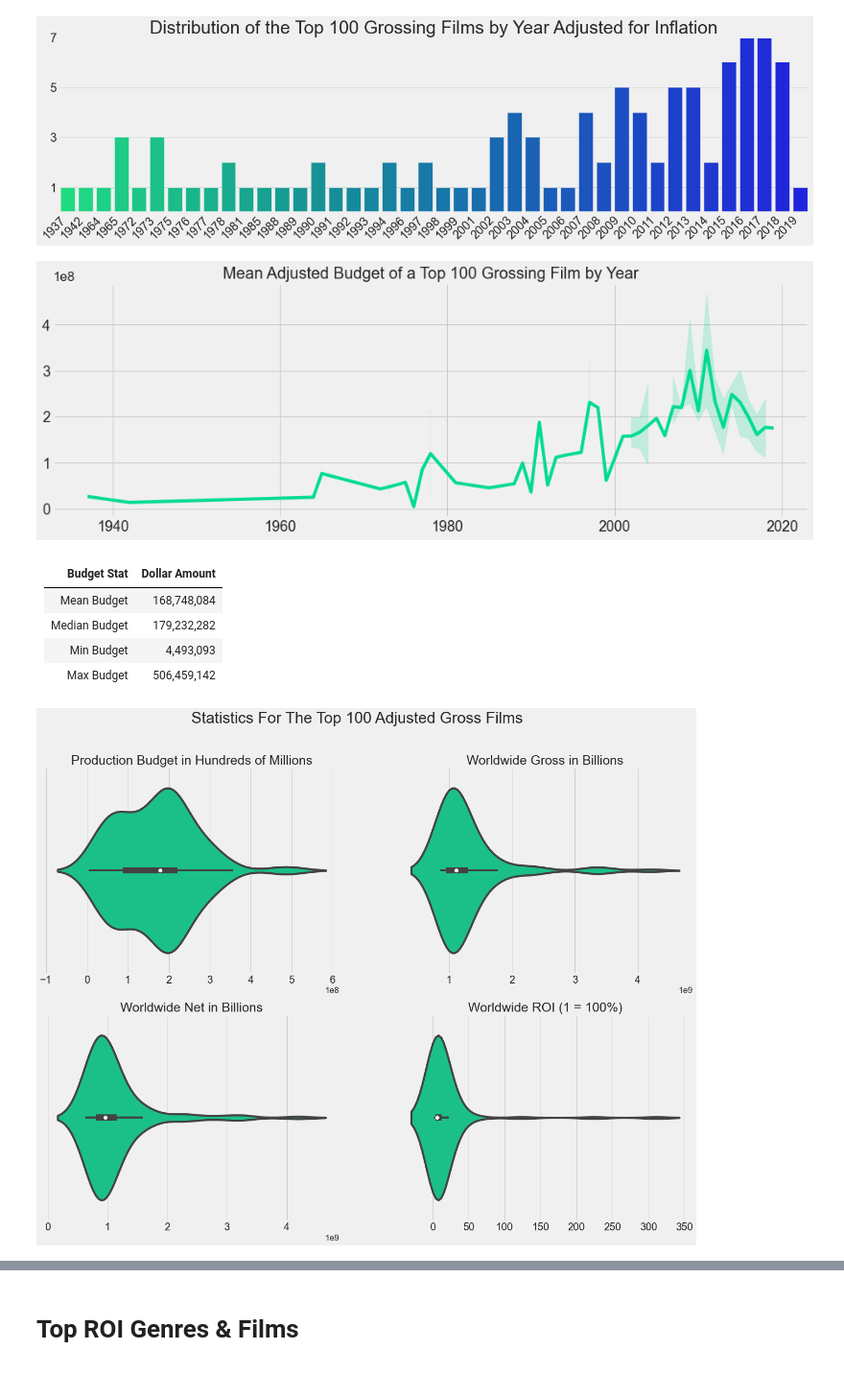
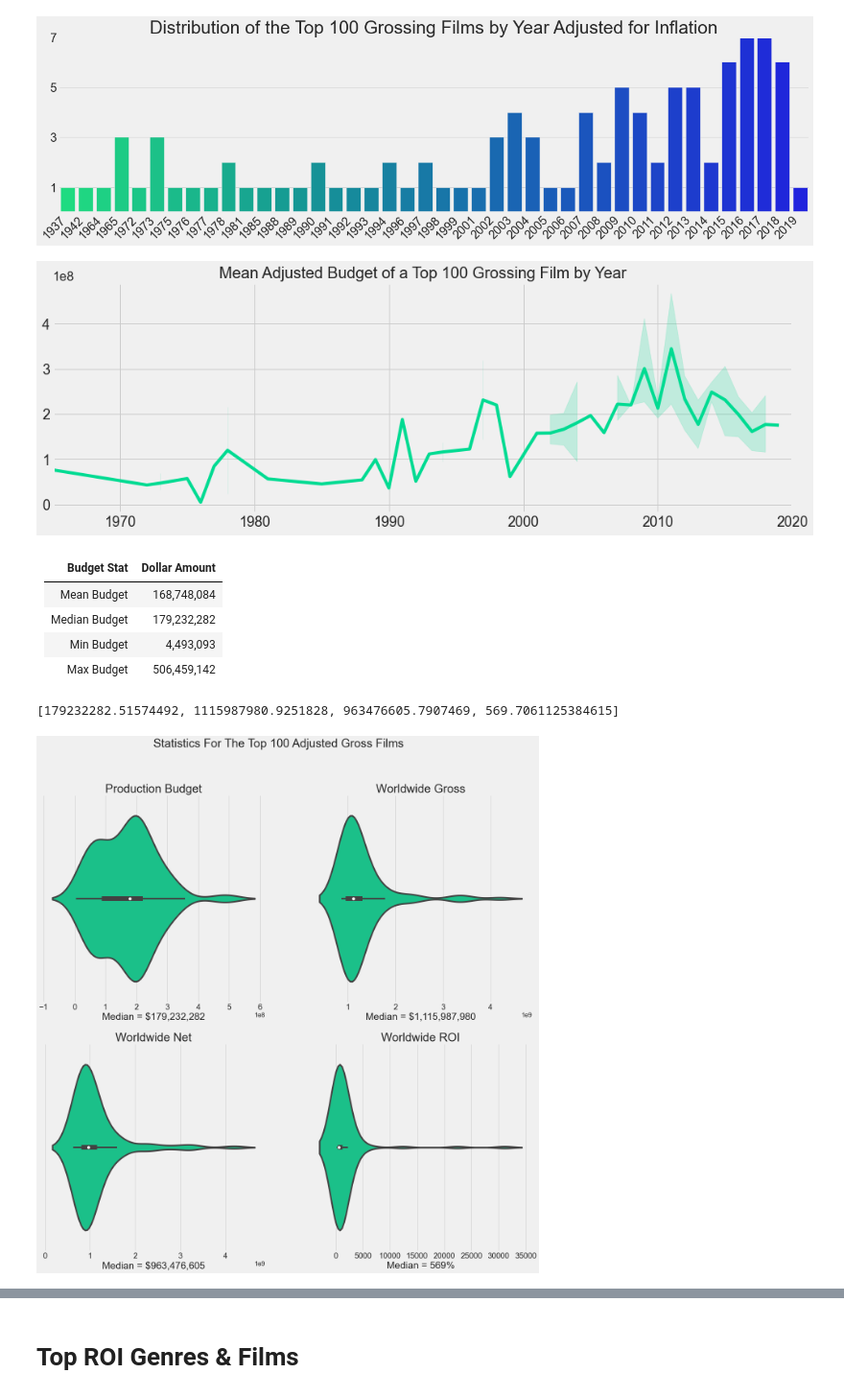
Before and after one commit to jeffreyhwatson/MS_Box_Office_Insights, a Jupyter notebook: main_workspace.ipynb, the cells around one changed output, grey strips where cells are left out. Shown at 96% size. Drawn from its saved outputs; the diff is of its cells as text; code cells hidden in the pictures.

```diff
--- a/main_workspace.ipynb
+++ b/main_workspace.ipynb
@@ -147,8 +147,9 @@ dfr['production_budget'] = dfr['production_budget']\
                                              .apply(lambda x: x.strip("$")\
                                              .replace(',', '')).astype('float')
 # %%
-# adding intl gross column
+# adding intl gross and % international column
 dfr['international_gross'] = dfr['worldwide_gross'].sub(dfr['domestic_gross'])
+dfr['percent_intl'] = (dfr['international_gross'].divide(dfr['worldwide_gross']))*100
 # %%
 # adding net profit columns
 dfr['domestic_net'] = dfr['domestic_gross'].sub(dfr['production_budget'])
@@ -156,9 +157,9 @@ dfr['worldwide_net'] = dfr['worldwide_gross'].sub(dfr['production_budget'])
 dfr['international_net'] = dfr['international_gross'].sub(dfr['production_budget'])
 # %%
 # adding roi columns
-dfr['domestic_roi'] = dfr['domestic_net'].divide(dfr['production_budget'])
-dfr['worldwide_roi'] = dfr['worldwide_net'].divide(dfr['production_budget'])
-dfr['international_roi'] = dfr['international_net'].divide(dfr['production_budget'])
+dfr['domestic_roi'] = dfr['domestic_net'].divide(dfr['production_budget'])*100
+dfr['worldwide_roi'] = dfr['worldwide_net'].divide(dfr['production_budget'])*100
+dfr['international_roi'] = dfr['international_net'].divide(dfr['production_budget'])*100
 # %%
 dfr#adding adjust gross profit and budget columns
 dfr['adj_dom_gross'] = dfr.apply(lambda x: cpi.inflate(x.domestic_gross, x.year), axis=1)
@@ -170,6 +171,8 @@ dfr['adj_prod_budg'] = dfr.apply(lambda x: cpi.inflate(x.production_budget, x.ye
 dfr['adj_dom_net'] = dfr['adj_dom_gross'].sub(dfr['adj_prod_budg'])
 dfr['adj_ww_net'] = dfr['adj_ww_gross'].sub(dfr['adj_prod_budg'])
 dfr['adj_i_net'] = dfr['adj_i_gross'].sub(dfr['adj_prod_budg'])
+# %%
+dfr['adj_percent_intl'] = (dfr['adj_i_gross'].divide(dfr['adj_ww_gross']))*100
 # %%
 #checking results
 dfr.head(1)
@@ -531,8 +572,9 @@ plt.show()
 # Top 100 Films by Adjusted Gross
 # %%
 # creating dataframes sorted by adjusted gross
-title_adj_gross = dfr[['title', 'adj_prod_budg', 'adj_ww_gross',\
-                       'adj_ww_net', 'worldwide_roi', 'genres', 'year', 'month']]
+title_adj_gross = dfr[['title', 'adj_prod_budg', 'adj_dom_gross', 'adj_ww_gross', 'adj_i_gross',\
+                       'adj_ww_net', 'adj_percent_intl', 'worldwide_roi',\
+                       'genres', 'year', 'month']]
 unique_adj_titles = title_adj_gross.drop_duplicates(subset = ['title'])
 top100_adj_gross_films = unique_adj_titles.sort_values(by='adj_ww_gross', ascending=False).head(100)
 top20_adj_gross_films = unique_adj_titles.sort_values(by='adj_ww_gross', ascending=False).head(20)
@@ -565,8 +603,7 @@ fig, ax = plt.subplots(figsize=(15,5))
 ax = sns.lineplot(x='year', y='adj_prod_budg', data=top100_adj_gross_films)
 # adjusting xticks
 ax.tick_params(labelsize=18)
-# ax.xaxis.set_major_locator(ticker.MultipleLocator(5))
-# ax.xaxis.set_major_formatter(ticker.ScalarFormatter())
+ax.set(xlim=[1965, 2020])
 # label for x-axis
 ax.set_xlabel("")
 # label for y-axis
@@ -575,7 +612,7 @@ ax.set_ylabel("")
 ax.set_title( "Mean Adjusted Budget of a Top 100 Grossing Film by Year", size=20)
 plt.show()
 # %% [output]
-[figure, old version]
+[figure, new version]
 # %% [markdown]
 |Budget Stat       |Dollar Amount      |
 |:-----------------|------------------:|
@@ -583,27 +620,35 @@ plt.show()
 |Median Budget     |        179,232,282|
 |Min Budget        |          4,493,093|
 |Max Budget        |        506,459,142|
+# %%
+medians_a = [top100_adj_gross_films.adj_prod_budg.median(),\
+          top100_adj_gross_films.adj_ww_gross.median(),\
+          top100_adj_gross_films.adj_ww_net.median(),\
+          top100_adj_gross_films.worldwide_roi.median()]
+medians_a
+# %% [output]
+[179232282.51574492, 1115987980.9251828, 963476605.7907469, 569.7061125384615]
 # %%
-fig, axes = plt.subplots(2, 2, figsize=(20,15))
+fig, axes = plt.subplots(2, 2, figsize=(20,20))
 fig.suptitle('Statistics For The Top 100 Adjusted Gross Films', size=30)
 sns.violinplot(ax=axes[0, 0], x='adj_prod_budg', data=top100_adj_gross_films)
 sns.violinplot(ax=axes[0, 1], x='adj_ww_gross', data=top100_adj_gross_films)
 sns.violinplot(ax=axes[1, 0], x='adj_ww_net', data=top100_adj_gross_films)
 sns.violinplot(ax=axes[1, 1], x='worldwide_roi', data=top100_adj_gross_films)
-axes[0, 0].set_title('Production Budget in Hundreds of Millions', size = 25)
-axes[0, 1].set_title('Worldwide Gross in Billions', size = 25)
-axes[1, 0].set_title('Worldwide Net in Billions', size = 25)
-axes[1, 1].set_title('Worldwide ROI (1 = 100%)', size = 25)
-axes[0, 0].set_xlabel('')
-axes[0, 1].set_xlabel('')
-axes[1, 0].set_xlabel('')
-axes[1, 1].set_xlabel('')
+axes[0, 0].set_title('Production Budget', size = 30)
+axes[0, 1].set_title('Worldwide Gross', size = 30)
+axes[1, 0].set_title('Worldwide Net', size = 30)
+axes[1, 1].set_title('Worldwide ROI', size = 30)
+axes[0,0].set_xlabel(f'Median = $179,232,282', size=25)
+axes[0,1].set_xlabel(f'Median = $1,115,987,980', size=25)
+axes[1,0].set_xlabel(f'Median = $963,476,605', size=25)
+axes[1,1].set_xlabel(f'Median = 569%', size=25)
 axes[0,0].tick_params(axis="x", labelsize=20)
 axes[0,1].tick_params(axis="x", labelsize=20)
 axes[1,0].tick_params(axis="x", labelsize=20)
 axes[1,1].tick_params(axis="x", labelsize=20)
 plt.show()
 # %% [output]
-[figure, old version]
+[figure, new version]
 # %%
 # top 100 by adjusted gross basic stats
```
Also changed, not shown: parts of 75 cells of this notebook.
